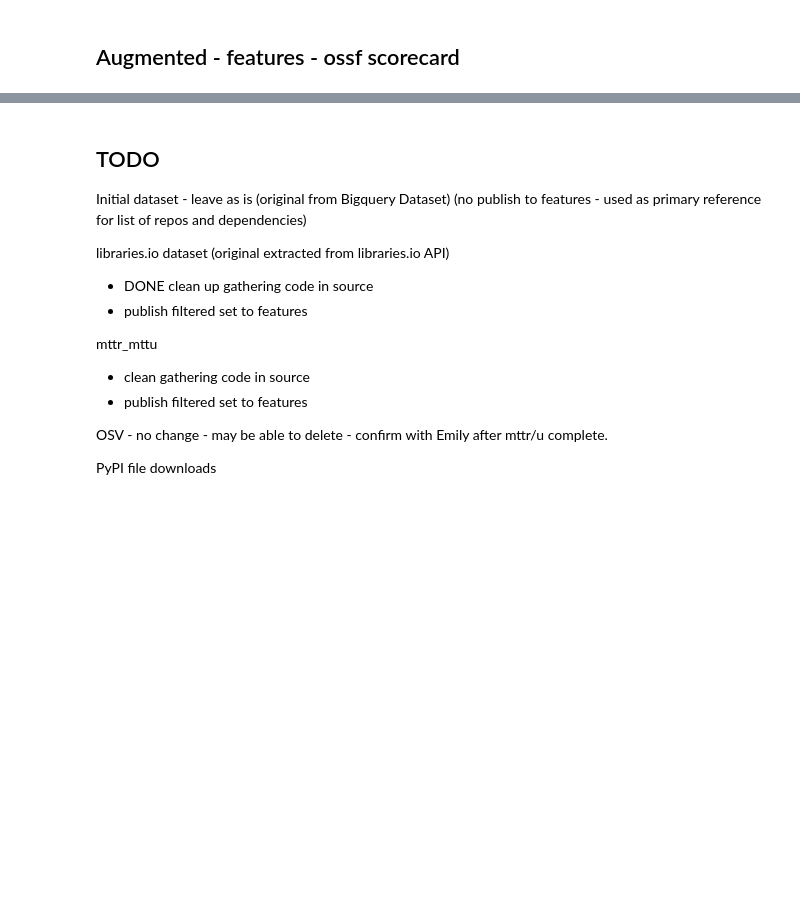
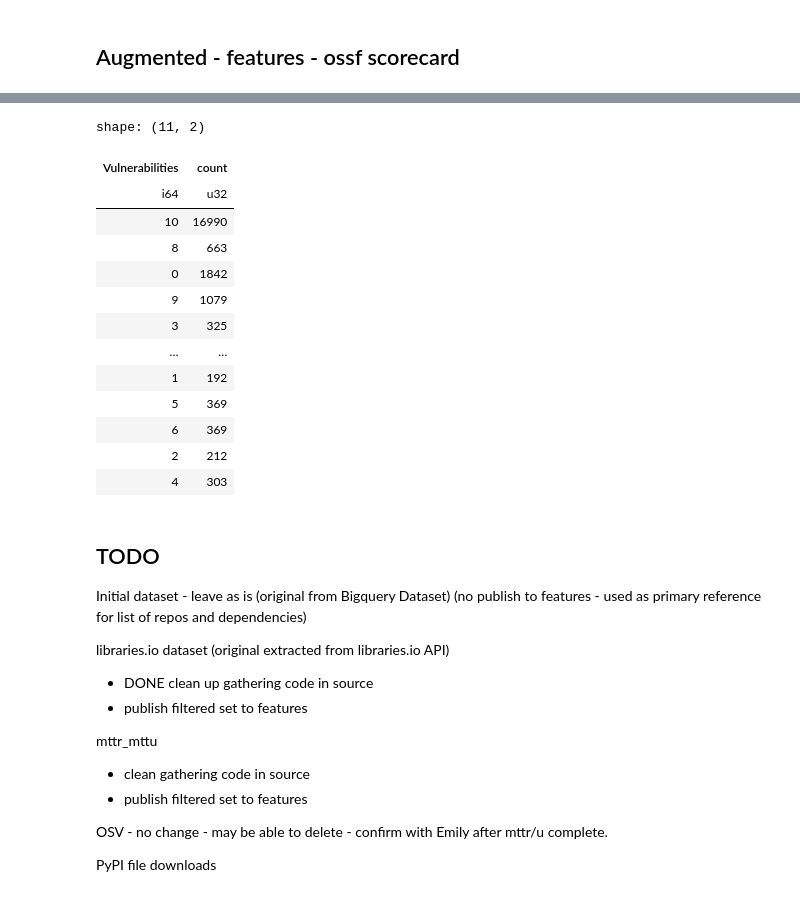
Before and after one commit to shcherbin/mads-siads-699-winter-2026-capstone, a Jupyter notebook: notebooks/EDA/harjason_data_src_eval.ipynb, the cells around one changed output, grey strips where cells are left out. Saved outputs shown, nothing was run; the diff lists cells and outputs as text; code cells hidden in the pictures; blank space fills up the shorter version.

```diff
--- a/notebooks/EDA/harjason_data_src_eval.ipynb
+++ b/notebooks/EDA/harjason_data_src_eval.ipynb
@@ -458,3 +543,21 @@ shape: (5, 18)
+# %%
+# show distribution of values in df_ossf_scorecard.Vulnerabilties
+df_ossf_scorecard['Vulnerabilities'].value_counts()
+# %% [output]
+shape: (11, 2)
+| Vulnerabilities | count |
+| i64 | u32 |
+| 10 | 16990 |
+| 8 | 663 |
+| 0 | 1842 |
+| 9 | 1079 |
+| 3 | 325 |
+| … | … |
+| 1 | 192 |
+| 5 | 369 |
+| 6 | 369 |
+| 2 | 212 |
+| 4 | 303 |
 # %% [markdown]
 ## TODO
 
```
Also changed, not shown: parts of 13 cells of this notebook, 6 other files.
